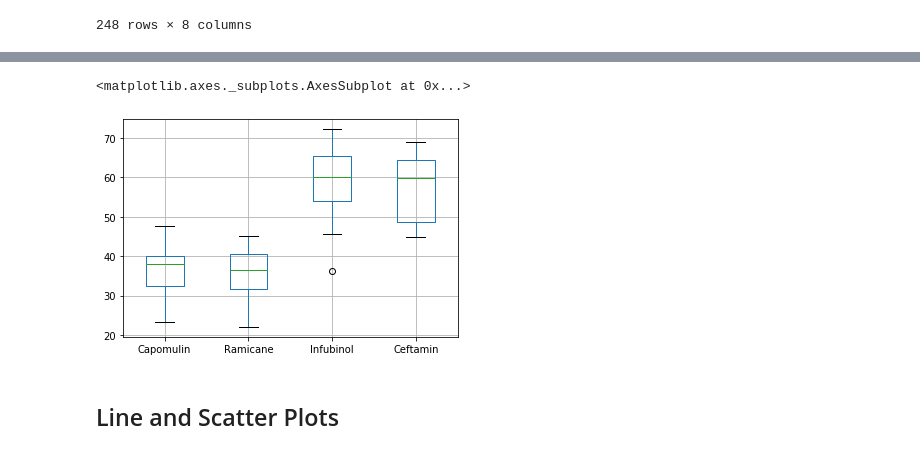
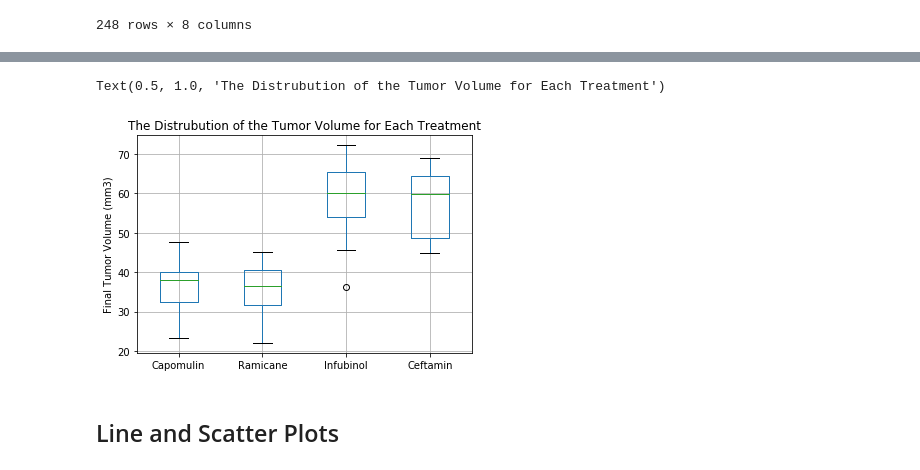
Before and after one commit to TSaravi/matplotlib-challenge, a Jupyter notebook: Pymaceuticals/pymaceuticals_starter.ipynb, the cells around one changed output, grey strips where cells are left out. Saved outputs shown, nothing was run; the diff lists cells and outputs as text; code cells hidden in the pictures.

```diff
--- a/Pymaceuticals/pymaceuticals_starter.ipynb
+++ b/Pymaceuticals/pymaceuticals_starter.ipynb
@@ -257,9 +259,11 @@ drugs_vol
 # %%
 # Generate a box plot that shows the distrubution of the tumor volume for each treatment group.
 drugs_vol.boxplot()
+plt.ylabel("Final Tumor Volume (mm3)")
+plt.title ("The Distrubution of the Tumor Volume for Each Treatment")
 # %% [output]
-<matplotlib.axes._subplots.AxesSubplot at 0x...>
+Text(0.5, 1.0, 'The Distrubution of the Tumor Volume for Each Treatment')
-[figure, old version]
+[figure, new version]
 # %% [markdown]
 ## Line and Scatter Plots
 # %%
```
Also changed, not shown: parts of 2 cells of this notebook.
